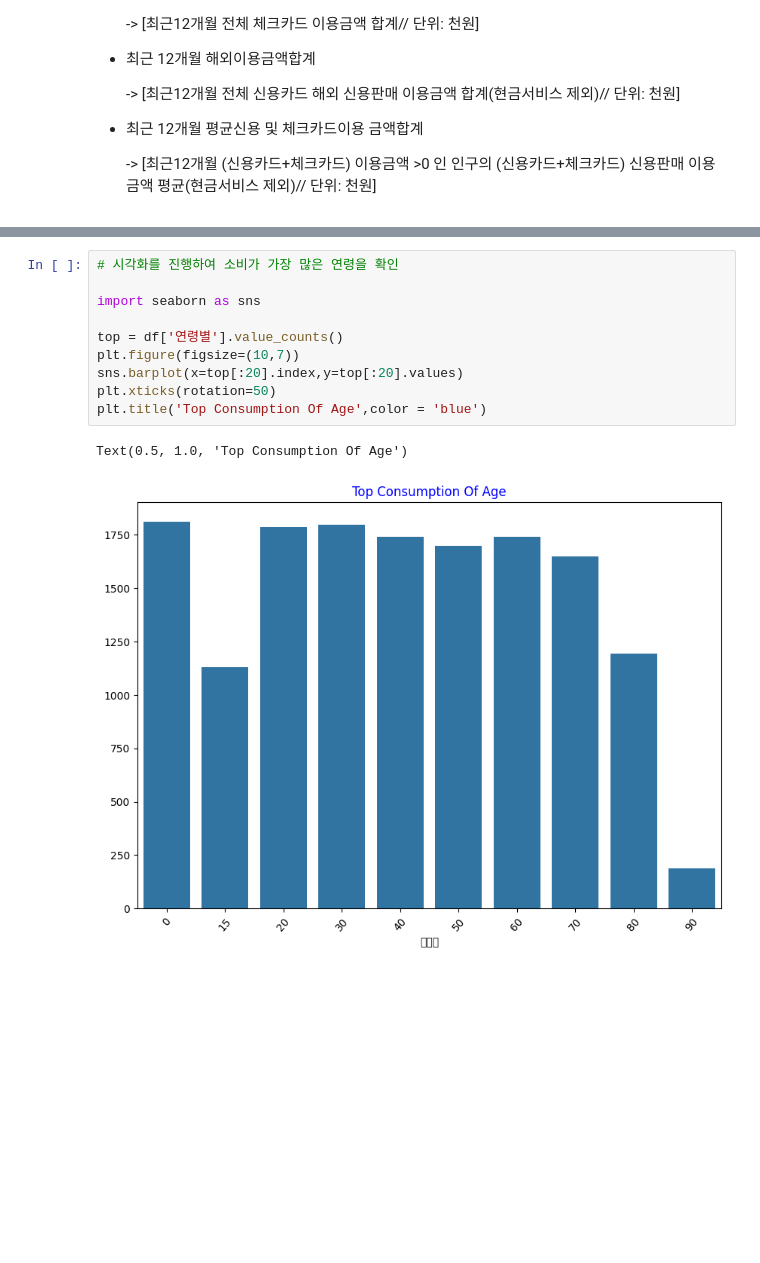
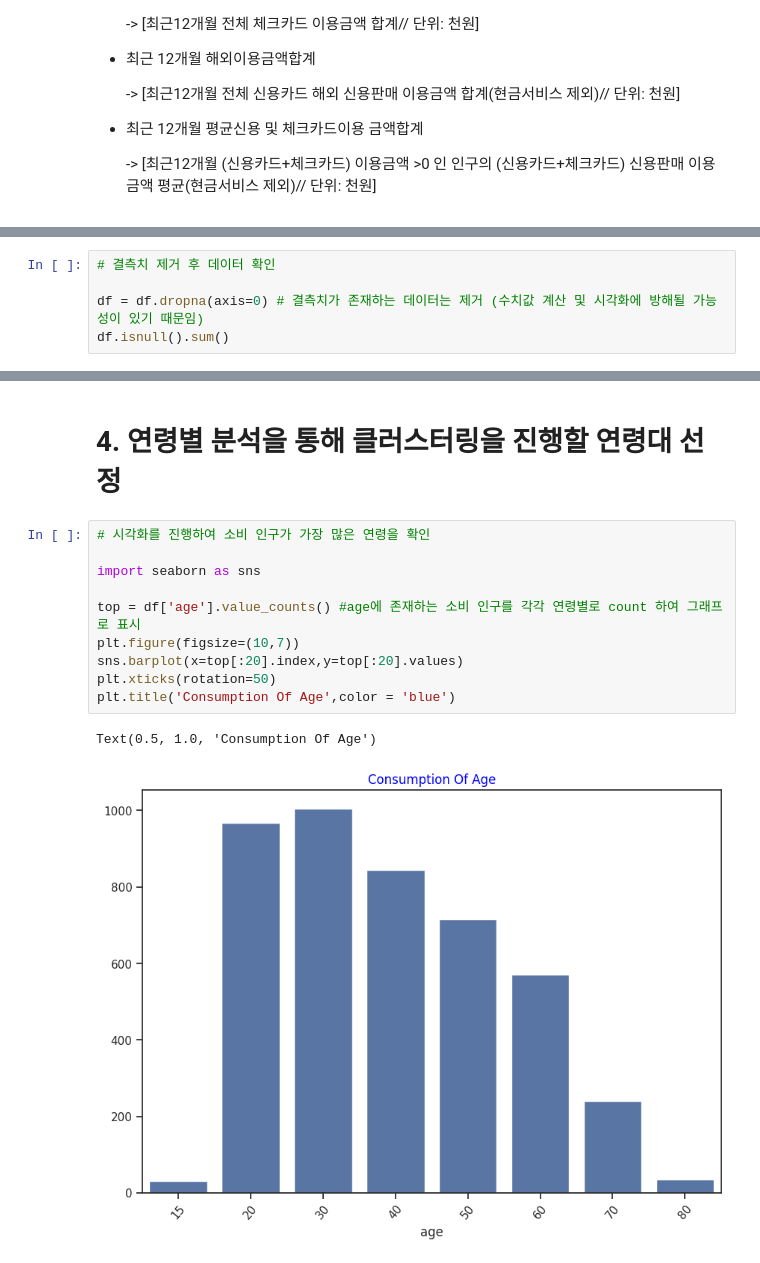
Before and after one commit to Konkuk-Univ-Glocal-Campus/ml202401-midterm-LeeEulHo, a Jupyter notebook: clustering_202121859.ipynb, the cells around one changed output, grey strips where cells are left out. Cells and saved outputs as stored; diff of their text form; blank space fills up the shorter version.

```diff
--- a/clustering_202121859.ipynb
+++ b/clustering_202121859.ipynb
@@ -142 +200,6 @@ df.isnull().sum()
 dtype: int64
+# %%
+# 결측치 제거 후 데이터 확인
+
+df = df.dropna(axis=0) # 결측치가 존재하는 데이터는 제거 (수치값 계산 및 시각화에 방해될 가능성이 있기 때문임)
+df.isnull().sum()
@@ -157,14 +238,16 @@ df.describe()
 8 rows × 23 columns
+# %% [markdown]
+#  4. 연령별 분석을 통해 클러스터링을 진행할 연령대 선정
 # %%
-# 시각화를 진행하여 소비가 가장 많은 연령을 확인
+# 시각화를 진행하여 소비 인구가 가장 많은 연령을 확인
 
 import seaborn as sns
 
-top = df['연령별'].value_counts()
+top = df['age'].value_counts() #age에 존재하는 소비 인구를 각각 연령별로 count 하여 그래프로 표시
 plt.figure(figsize=(10,7))
 sns.barplot(x=top[:20].index,y=top[:20].values)
 plt.xticks(rotation=50)
-plt.title('Top Consumption Of Age',color = 'blue')
+plt.title('Consumption Of Age',color = 'blue')
 # %% [output]
-Text(0.5, 1.0, 'Top Consumption Of Age')
+Text(0.5, 1.0, 'Consumption Of Age')
-[figure, old version]
+[figure, new version]
```
Also changed, not shown: parts of 36 cells of this notebook.
